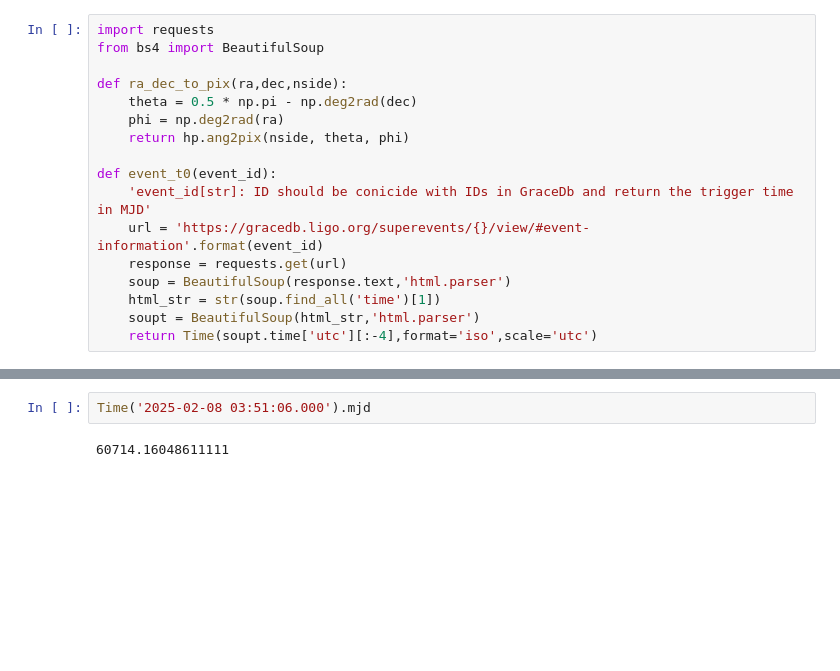
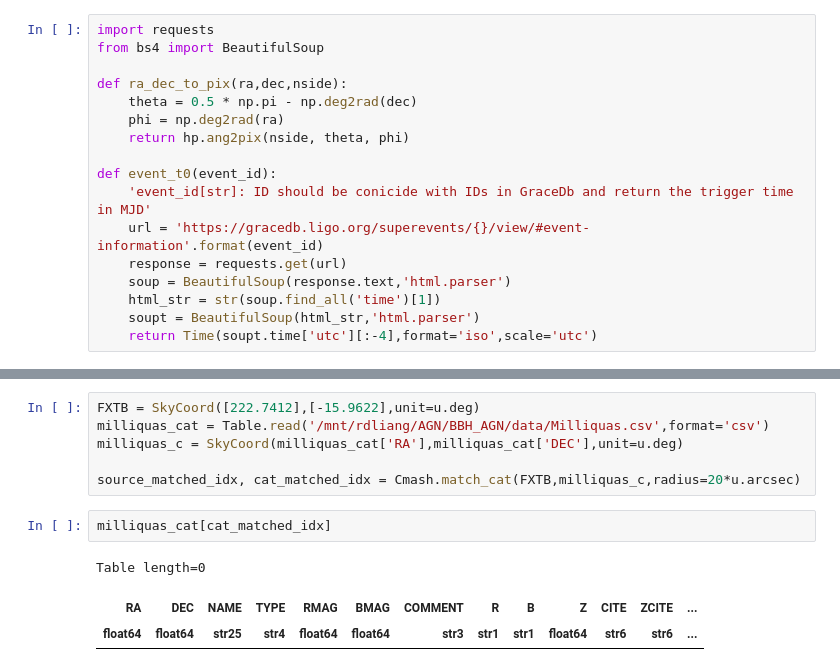
Before and after one commit to LAujust/Cmash, a Jupyter notebook: Example.ipynb, the cells around one changed output, grey strips where cells are left out. Drawn from its saved outputs; the diff is of its cells as text; blank space fills up the shorter version.

```diff
--- a/Example.ipynb
+++ b/Example.ipynb
@@ -359,7 +358,15 @@ col0      Source ID         Obs Time (UTC)   ... Version         CL
   -- ep10202843971wxt43s1 2025-02-08 04:48:18 ...      v2 0.6198311507018252
   -- ep10202843969wxt43s1 2025-02-08 03:44:54 ...      v2 0.6198311507018252
   -- ep10202843968wxt43s1 2025-02-08 03:28:53 ...      v1 0.6198311507018252
-# %%
-Time('2025-02-08 03:51:06.000').mjd
-# %% [output]
-60714.16048611111
+# %%
+FXTB = SkyCoord([222.7412],[-15.9622],unit=u.deg)
+milliquas_cat = Table.read('/mnt/rdliang/AGN/BBH_AGN/data/Milliquas.csv',format='csv')
+milliquas_c = SkyCoord(milliquas_cat['RA'],milliquas_cat['DEC'],unit=u.deg)
+
+source_matched_idx, cat_matched_idx = Cmash.match_cat(FXTB,milliquas_c,radius=20*u.arcsec)
+# %%
+milliquas_cat[cat_matched_idx]
+# %% [output]
+Table length=0
+| RA | DEC | NAME | TYPE | RMAG | BMAG | COMMENT | R | B | Z | CITE | ZCITE | ... |
+| float64 | float64 | str25 | str4 | float64 | float64 | str3 | str1 | str1 | float64 | str6 | str6 | ... |
```
Also changed, not shown: parts of 2 cells of this notebook, 7 other files.
